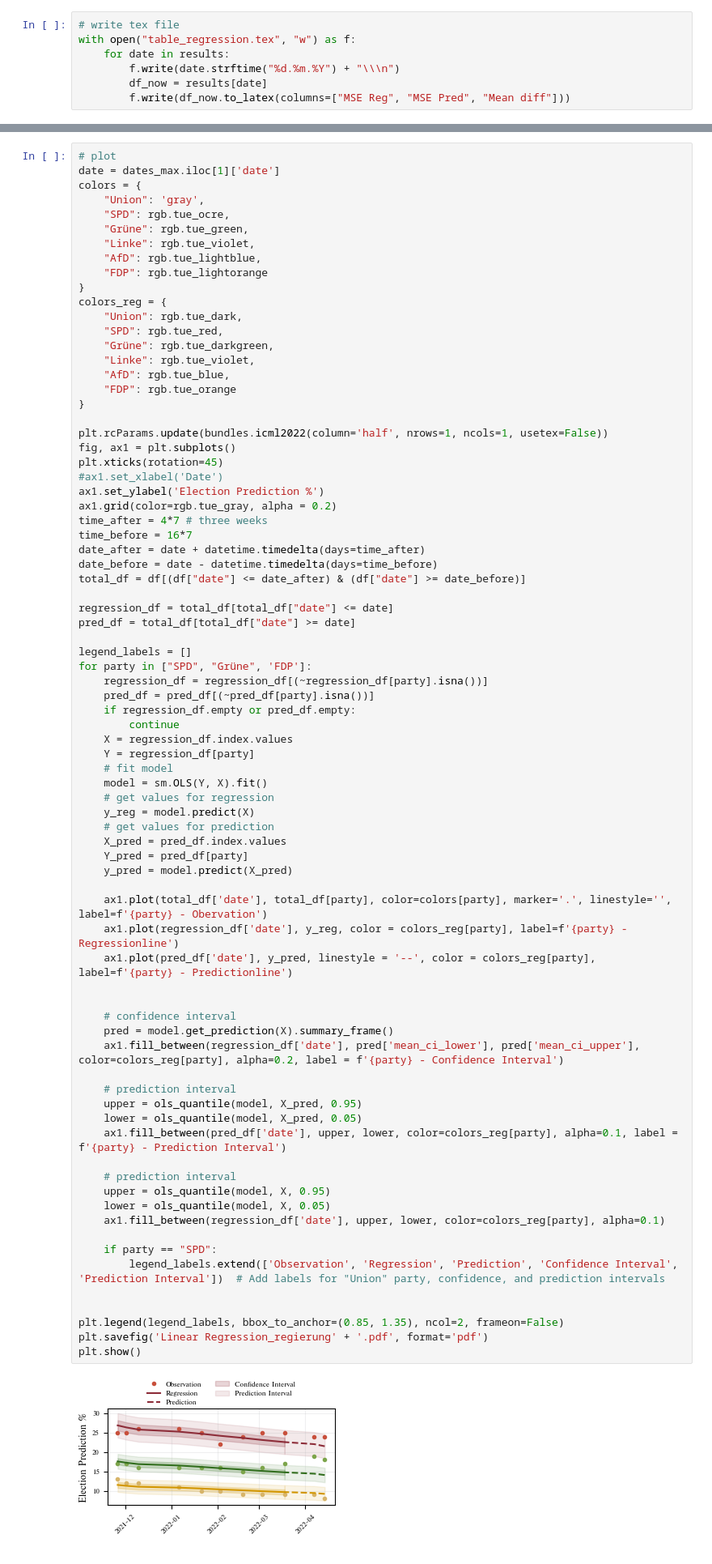
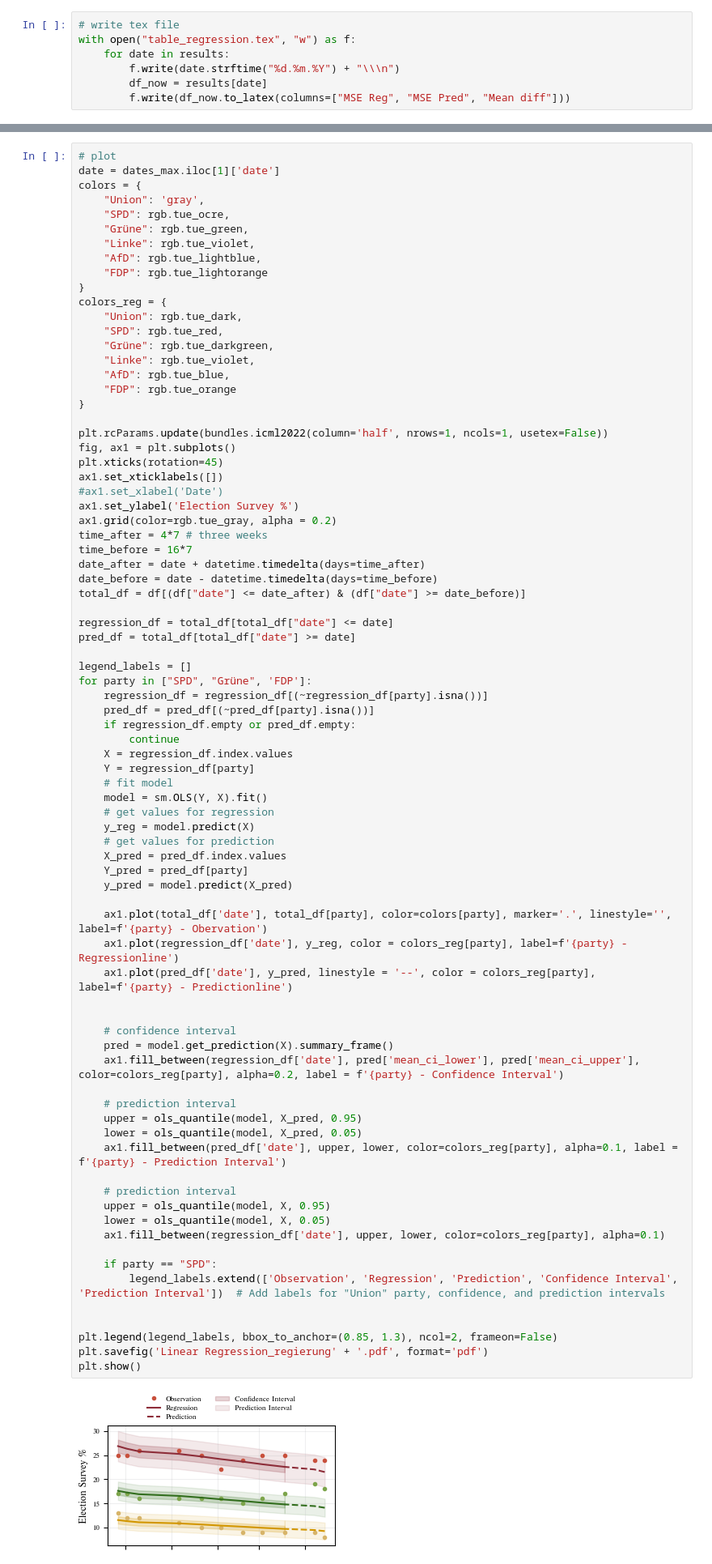
Before and after one commit to schokoblume/Data-Literacy, a Jupyter notebook: Analysis/LinearRegressionPrediction.ipynb, the cells around one changed output, grey strips where cells are left out. Shown at 81% size. Drawn from its saved outputs; the diff is of its cells as text.

Commit message:
improved Plot

```diff
--- a/Analysis/LinearRegressionPrediction.ipynb
+++ b/Analysis/LinearRegressionPrediction.ipynb
@@ -125,8 +128,9 @@ colors_reg = {
 plt.rcParams.update(bundles.icml2022(column='half', nrows=1, ncols=1, usetex=False))
 fig, ax1 = plt.subplots()
 plt.xticks(rotation=45)
+ax1.set_xticklabels([])
 #ax1.set_xlabel('Date')
-ax1.set_ylabel('Election Prediction %')
+ax1.set_ylabel('Election Survey %')
 ax1.grid(color=rgb.tue_gray, alpha = 0.2)
 time_after = 4*7 # three weeks
 time_before = 16*7
@@ -153,35 +157,35 @@ for party in ["SPD", "Grüne", 'FDP']:
     X_pred = pred_df.index.values
     Y_pred = pred_df[party]
     y_pred = model.predict(X_pred)
 
     ax1.plot(total_df['date'], total_df[party], color=colors[party], marker='.', linestyle='', label=f'{party} - Obervation')
     ax1.plot(regression_df['date'], y_reg, color = colors_reg[party], label=f'{party} - Regressionline')
     ax1.plot(pred_df['date'], y_pred, linestyle = '--', color = colors_reg[party], label=f'{party} - Predictionline')
 
 
     # confidence interval
     pred = model.get_prediction(X).summary_frame()
     ax1.fill_between(regression_df['date'], pred['mean_ci_lower'], pred['mean_ci_upper'], color=colors_reg[party], alpha=0.2, label = f'{party} - Confidence Interval')
 
     # prediction interval
     upper = ols_quantile(model, X_pred, 0.95)
     lower = ols_quantile(model, X_pred, 0.05)
     ax1.fill_between(pred_df['date'], upper, lower, color=colors_reg[party], alpha=0.1, label = f'{party} - Prediction Interval')
 
     # prediction interval
     upper = ols_quantile(model, X, 0.95)
     lower = ols_quantile(model, X, 0.05)
     ax1.fill_between(regression_df['date'], upper, lower, color=colors_reg[party], alpha=0.1)
 
     if party == "SPD":
         legend_labels.extend(['Observation', 'Regression', 'Prediction', 'Confidence Interval', 'Prediction Interval'])  # Add labels for "Union" party, confidence, and prediction intervals
 
 
-plt.legend(legend_labels, bbox_to_anchor=(0.85, 1.35), ncol=2, frameon=False)
+plt.legend(legend_labels, bbox_to_anchor=(0.85, 1.3), ncol=2, frameon=False)
 plt.savefig('Linear Regression_regierung' + '.pdf', format='pdf')
 plt.show()
 # %% [output]
-[figure, old version]
+[figure, new version]
 # %%
 # plot
 date = dates_max.iloc[1]['date']
```
Also changed, not shown: parts of 2 cells of this notebook.
